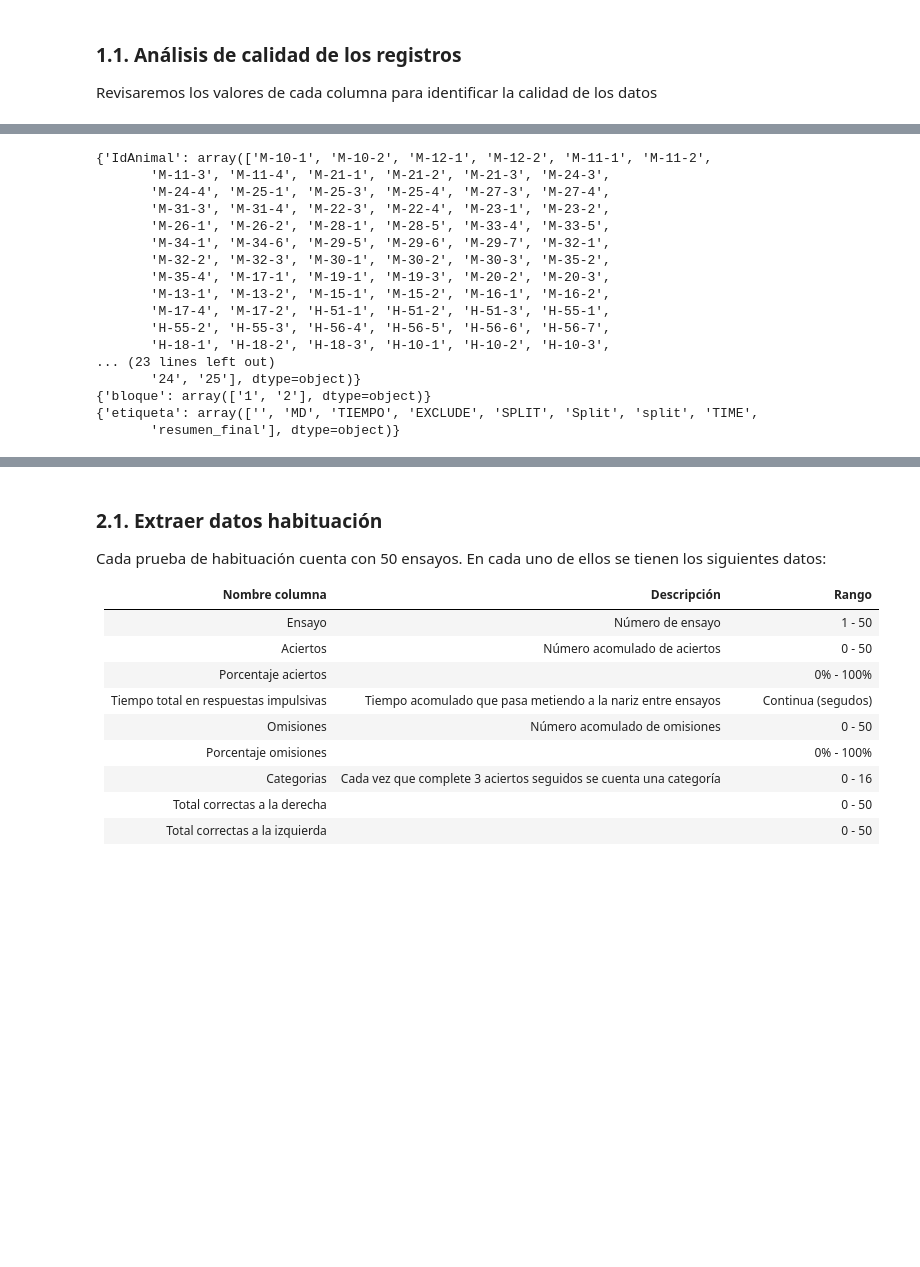
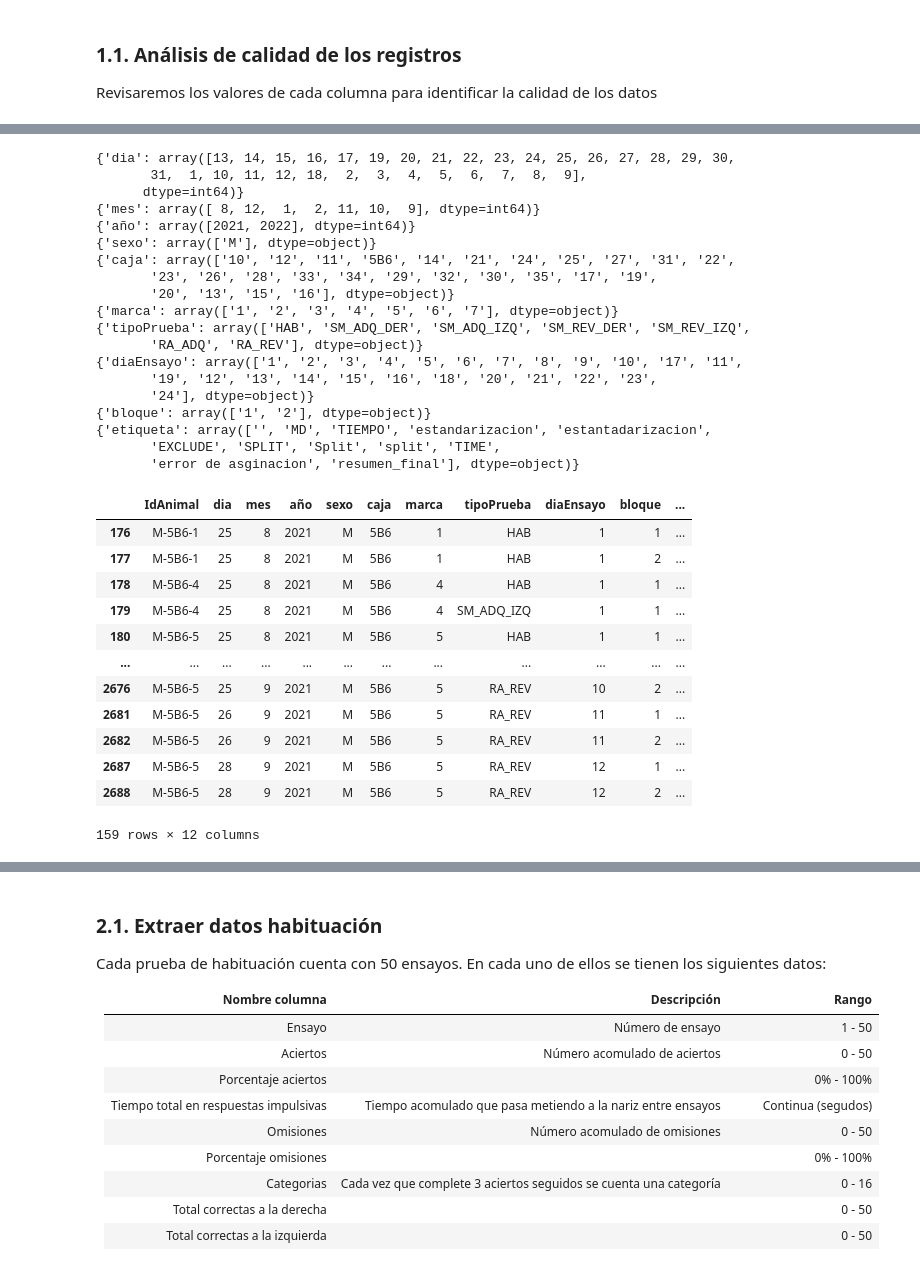
Before and after one commit to Traintain/NosePoke, a Jupyter notebook: ProcesarDatos/Procesamiento de datos.ipynb, the cells around one changed output, grey strips where cells are left out. Saved outputs shown, nothing was run; the diff lists cells and outputs as text; code cells hidden in the pictures; blank space fills up the shorter version.

```diff
--- a/ProcesarDatos/Procesamiento de datos.ipynb
+++ b/ProcesarDatos/Procesamiento de datos.ipynb
@@ -210,22 +239,40 @@ Revisaremos los valores de cada columna para identificar la calidad de los datos
 # %%
-for column in registrosUnificados:
+for column in registrosMachos:
     if column != 'nombreArchivo':
-        print({column:registrosUnificados[column].unique()})
+        print({column:registrosMachos[column].unique()})
 # %% [output]
-{'IdAnimal': array(['M-10-1', 'M-10-2', 'M-12-1', 'M-12-2', 'M-11-1', 'M-11-2',
-       'M-11-3', 'M-11-4', 'M-21-1', 'M-21-2', 'M-21-3', 'M-24-3',
-       'M-24-4', 'M-25-1', 'M-25-3', 'M-25-4', 'M-27-3', 'M-27-4',
-       'M-31-3', 'M-31-4', 'M-22-3', 'M-22-4', 'M-23-1', 'M-23-2',
-       'M-26-1', 'M-26-2', 'M-28-1', 'M-28-5', 'M-33-4', 'M-33-5',
-       'M-34-1', 'M-34-6', 'M-29-5', 'M-29-6', 'M-29-7', 'M-32-1',
-       'M-32-2', 'M-32-3', 'M-30-1', 'M-30-2', 'M-30-3', 'M-35-2',
-       'M-35-4', 'M-17-1', 'M-19-1', 'M-19-3', 'M-20-2', 'M-20-3',
-       'M-13-1', 'M-13-2', 'M-15-1', 'M-15-2', 'M-16-1', 'M-16-2',
-       'M-17-4', 'M-17-2', 'H-51-1', 'H-51-2', 'H-51-3', 'H-55-1',
-       'H-55-2', 'H-55-3', 'H-56-4', 'H-56-5', 'H-56-6', 'H-56-7',
-       'H-18-1', 'H-18-2', 'H-18-3', 'H-10-1', 'H-10-2', 'H-10-3',
-... (23 lines left out)
-       '24', '25'], dtype=object)}
+{'dia': array([13, 14, 15, 16, 17, 19, 20, 21, 22, 23, 24, 25, 26, 27, 28, 29, 30,
+       31,  1, 10, 11, 12, 18,  2,  3,  4,  5,  6,  7,  8,  9],
+      dtype=int64)}
+{'mes': array([ 8, 12,  1,  2, 11, 10,  9], dtype=int64)}
+{'año': array([2021, 2022], dtype=int64)}
+{'sexo': array(['M'], dtype=object)}
+{'caja': array(['10', '12', '11', '5B6', '14', '21', '24', '25', '27', '31', '22',
+       '23', '26', '28', '33', '34', '29', '32', '30', '35', '17', '19',
+       '20', '13', '15', '16'], dtype=object)}
+{'marca': array(['1', '2', '3', '4', '5', '6', '7'], dtype=object)}
+{'tipoPrueba': array(['HAB', 'SM_ADQ_DER', 'SM_ADQ_IZQ', 'SM_REV_DER', 'SM_REV_IZQ',
+       'RA_ADQ', 'RA_REV'], dtype=object)}
+{'diaEnsayo': array(['1', '2', '3', '4', '5', '6', '7', '8', '9', '10', '17', '11',
+       '19', '12', '13', '14', '15', '16', '18', '20', '21', '22', '23',
+       '24'], dtype=object)}
 {'bloque': array(['1', '2'], dtype=object)}
-{'etiqueta': array(['', 'MD', 'TIEMPO', 'EXCLUDE', 'SPLIT', 'Split', 'split', 'TIME',
-       'resumen_final'], dtype=object)}
+{'etiqueta': array(['', 'MD', 'TIEMPO', 'estandarizacion', 'estantadarizacion',
+       'EXCLUDE', 'SPLIT', 'Split', 'split', 'TIME',
+       'error de asginacion', 'resumen_final'], dtype=object)}
+# %%
+registrosUnificados.query('etiqueta == "estandarizacion"')
+# %% [output]
+|  | IdAnimal | dia | mes | año | sexo | caja | marca | tipoPrueba | diaEnsayo | bloque | ... |
+| 176 | M-5B6-1 | 25 | 8 | 2021 | M | 5B6 | 1 | HAB | 1 | 1 | ... |
+| 177 | M-5B6-1 | 25 | 8 | 2021 | M | 5B6 | 1 | HAB | 1 | 2 | ... |
+| 178 | M-5B6-4 | 25 | 8 | 2021 | M | 5B6 | 4 | HAB | 1 | 1 | ... |
+| 179 | M-5B6-4 | 25 | 8 | 2021 | M | 5B6 | 4 | SM_ADQ_IZQ | 1 | 1 | ... |
+| 180 | M-5B6-5 | 25 | 8 | 2021 | M | 5B6 | 5 | HAB | 1 | 1 | ... |
+| ... | ... | ... | ... | ... | ... | ... | ... | ... | ... | ... | ... |
+| 2676 | M-5B6-5 | 25 | 9 | 2021 | M | 5B6 | 5 | RA_REV | 10 | 2 | ... |
+| 2681 | M-5B6-5 | 26 | 9 | 2021 | M | 5B6 | 5 | RA_REV | 11 | 1 | ... |
+| 2682 | M-5B6-5 | 26 | 9 | 2021 | M | 5B6 | 5 | RA_REV | 11 | 2 | ... |
+| 2687 | M-5B6-5 | 28 | 9 | 2021 | M | 5B6 | 5 | RA_REV | 12 | 1 | ... |
+| 2688 | M-5B6-5 | 28 | 9 | 2021 | M | 5B6 | 5 | RA_REV | 12 | 2 | ... |
+159 rows × 12 columns
```
Also changed, not shown: parts of 22 cells of this notebook.
